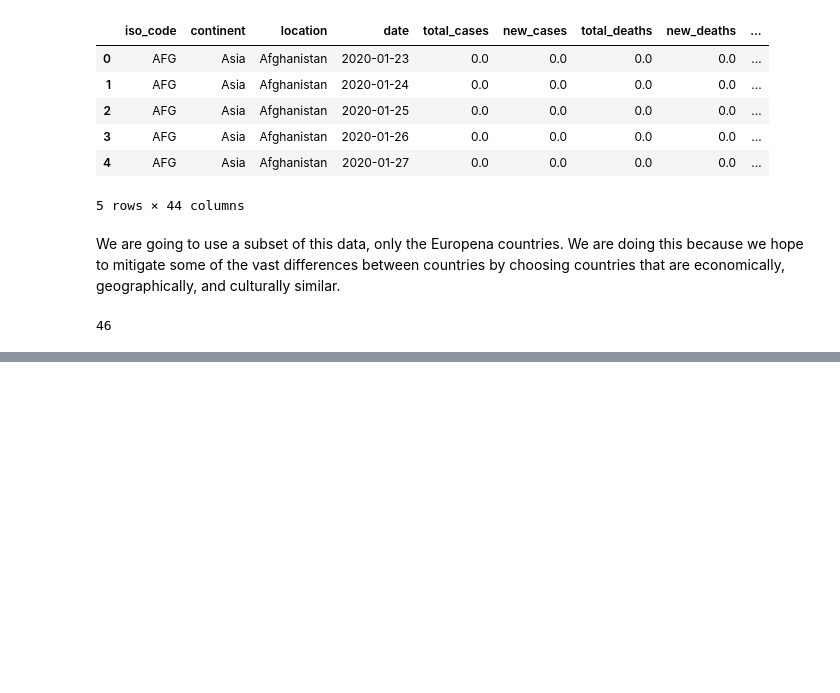
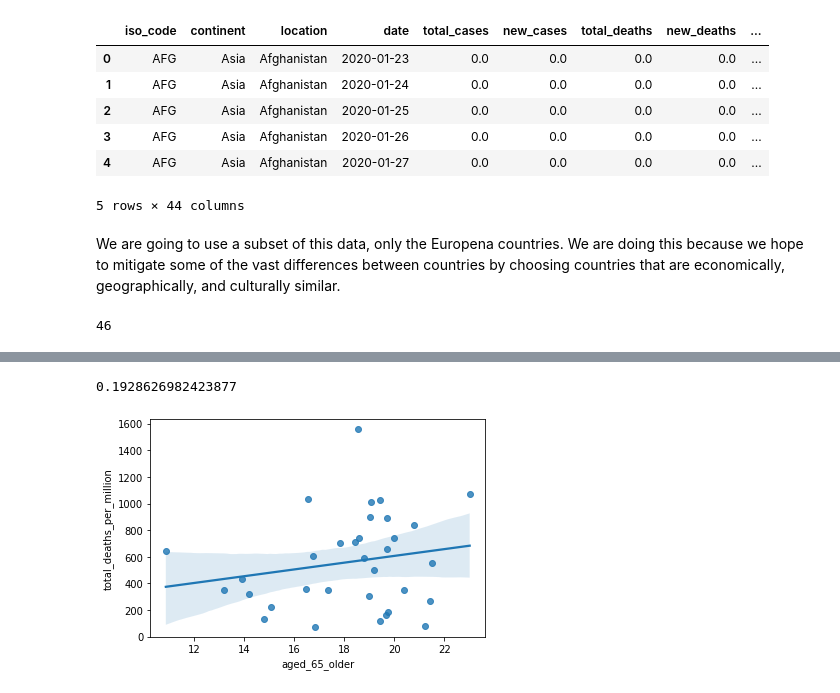
Before and after one commit to schagan2/Project_Group_5-Covid-19, a Jupyter notebook: Deliverable_3.ipynb, the cells around one changed output, grey strips where cells are left out. Saved outputs shown, nothing was run; the diff lists cells and outputs as text; code cells hidden in the pictures; blank space fills up the shorter version.

```diff
--- a/Deliverable_3.ipynb
+++ b/Deliverable_3.ipynb
@@ -144,8 +202,13 @@ sns.regplot(median_age, grouped_by_deaths_per_million)
 # %%
 #now for aged 65 and older rate
 sixty_five_and_older = european_subset.groupby("iso_code")["aged_65_older"].max()
 
 sns.regplot(sixty_five_and_older, grouped_by_deaths_per_million)
+r_sixty_five = np.corrcoef(sixty_five_and_older, grouped_by_deaths_per_million)
+r_sixty_five[0,1]
+# %% [output]
+0.1928626982423877
+[figure, added]
 # %%
 #now doing stringency index
 
```
Also changed, not shown: parts of 19 cells of this notebook.
